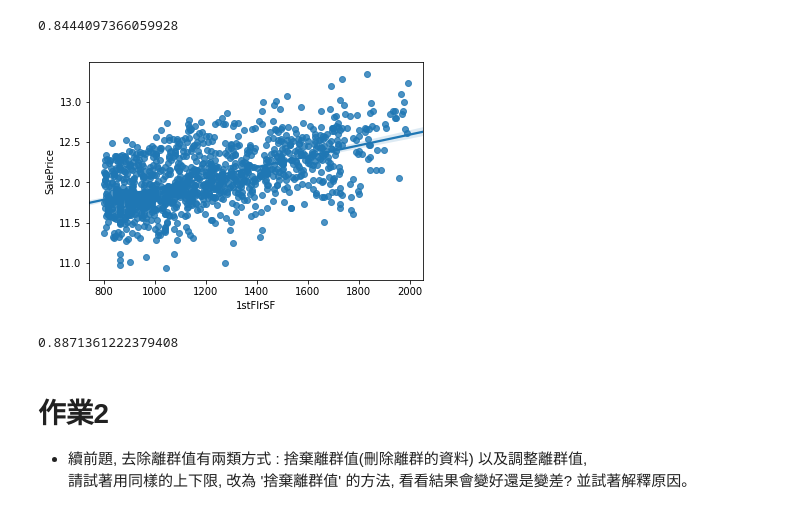
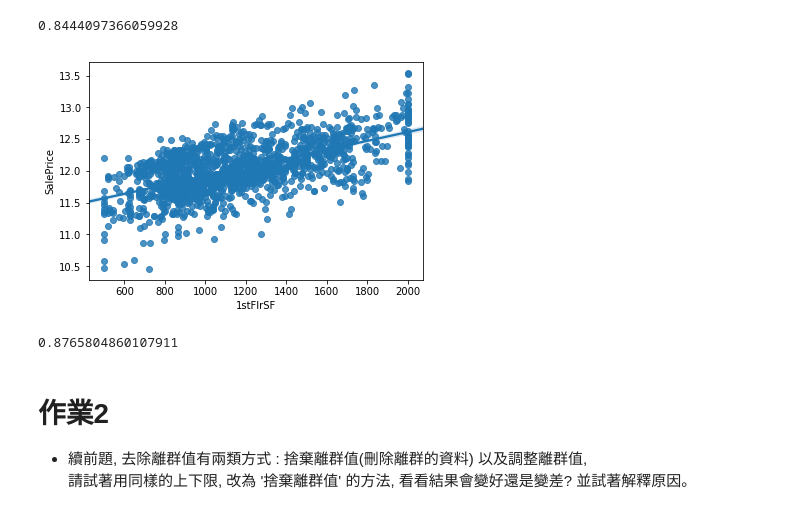
Before and after one commit to shirleyho0610/2nd-ML100Days, a Jupyter notebook: homework/Day_020_HW.ipynb, the cells around one changed output. Saved outputs shown, nothing was run; the diff lists cells and outputs as text; code cells hidden in the pictures.

```diff
--- a/homework/Day_020_HW.ipynb
+++ b/homework/Day_020_HW.ipynb
@@ -73,19 +73,19 @@ cross_val_score(estimator, train_X, train_Y, cv=5).mean()
 # %%
 # 將 1stFlrSF 限制在你覺得適合的範圍內, 調整離群值
 """
 Your Code Here
 """
-df['1stFlrSF'] = df['1stFlrSF'].clip(800, 2000)
-sns.regplot(x = df['1stFlrSF'], y=train_Y)
+df['1stFlrSF'] = df['1stFlrSF'].clip(500, 2000)
+sns.regplot(x = df['1stFlrSF'][:train_num], y=train_Y)
 plt.show()
 
 # 做線性迴歸, 觀察分數
 train_X = MMEncoder.fit_transform(df)
 estimator = LinearRegression()
 cross_val_score(estimator, train_X, train_Y, cv=5).mean()
 # %% [output]
-[figure, old version]
+[figure, new version]
-0.8871361222379408
+0.8765804860107911
 # %% [markdown]
 # 作業2
 * 續前題, 去除離群值有兩類方式 :  捨棄離群值(刪除離群的資料) 以及調整離群值,
```
Also changed, not shown: parts of 1 cell of this notebook, 1 other file.
